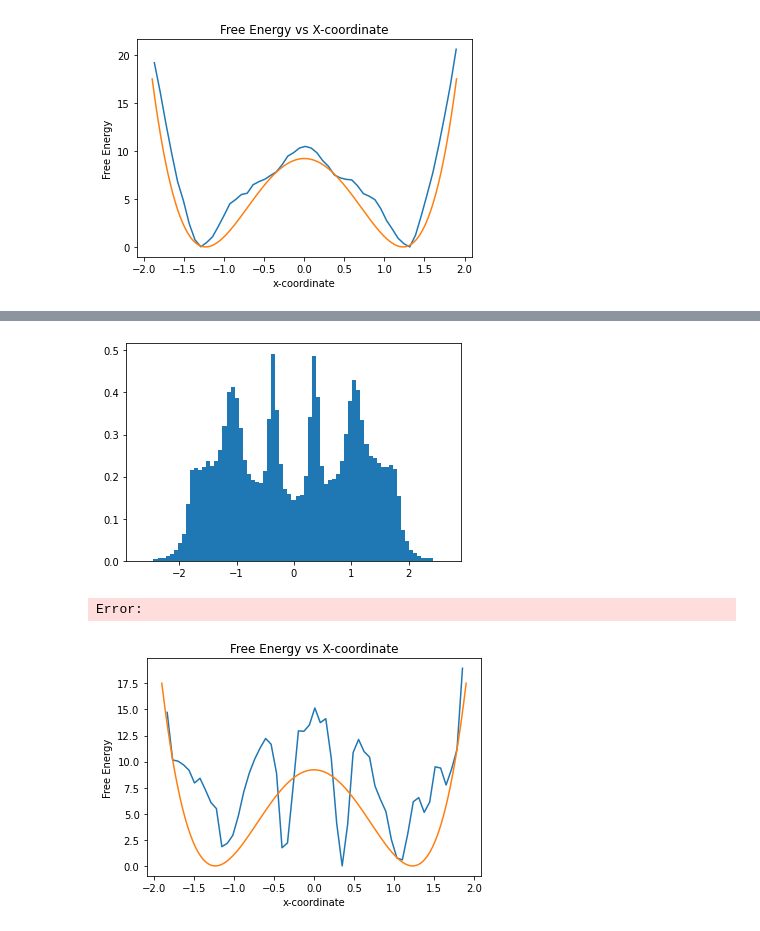
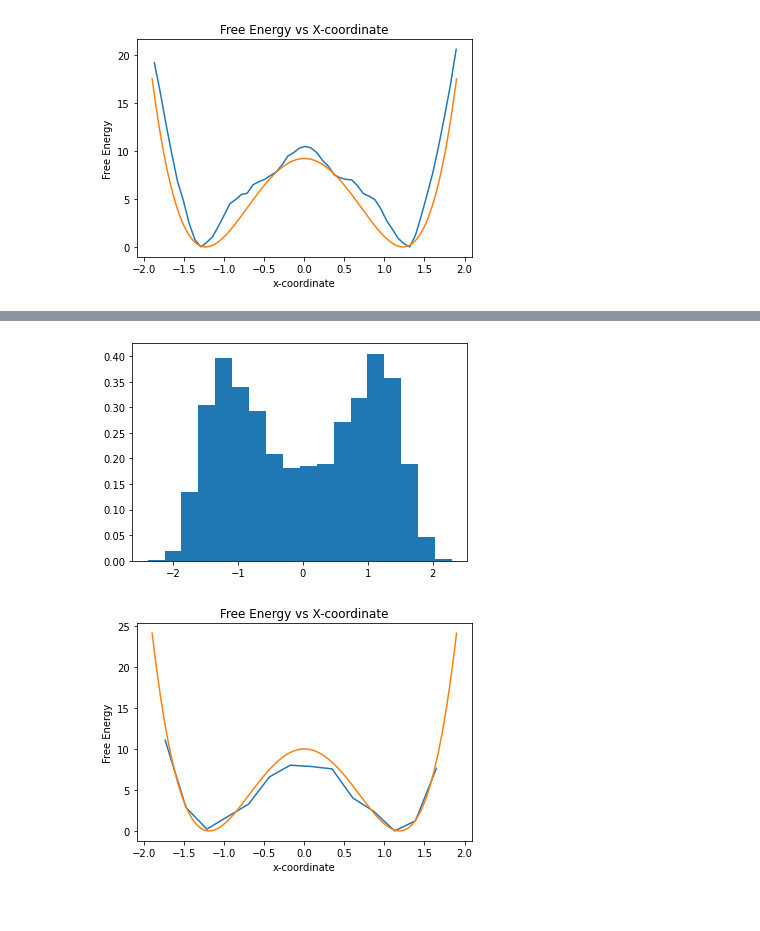
Before and after one commit to thomasegg3/enhanced_sampling_practice, a Jupyter notebook: toy_problem.ipynb, the cells around one changed output, grey strips where cells are left out. Saved outputs shown, nothing was run; the diff lists cells and outputs as text; code cells hidden in the pictures.

```diff
--- a/toy_problem.ipynb
+++ b/toy_problem.ipynb
@@ -900,17 +919,16 @@ plt.show()
 # %%
 # Histogram
 coords = file['X-Coordinate']
-hist, bins = np.histogram(coords, bins=75)
+hist, bins = np.histogram(coords, bins=18)
 bin_width = bins[1] - bins[0]
 hist = hist / len(coords) * bin_width
 
 # Plot histogram
 x = np.linspace(-5, 5, 10000000)
 plt.hist(coords, bins=bins, density=True)
 plt.show()
 # %% [output]
-[figure, old version]
+[figure, new version]
-Error:
 # %%
 x_coords = (bins[:-1] + bins[1:]) / 2   # Bin centers
 y_coords = []   # Free energy
@@ -919,7 +937,7 @@ y_coords = []   # Free energy
 for bar in hist:
 
     # Apply transformation
-    transformed_bar = - 15 * np.log(bar)
+    transformed_bar = - 10 * np.log(bar)
     y_coords.append(transformed_bar)
 
 new_x = []
@@ -947,4 +965,4 @@ plt.ylabel('Free Energy')
 plt.title('Free Energy vs X-coordinate')
 plt.show()
 # %% [output]
-[figure, old version]
+[figure, new version]
```
Also changed, not shown: parts of 7 cells of this notebook, 8 other files.
